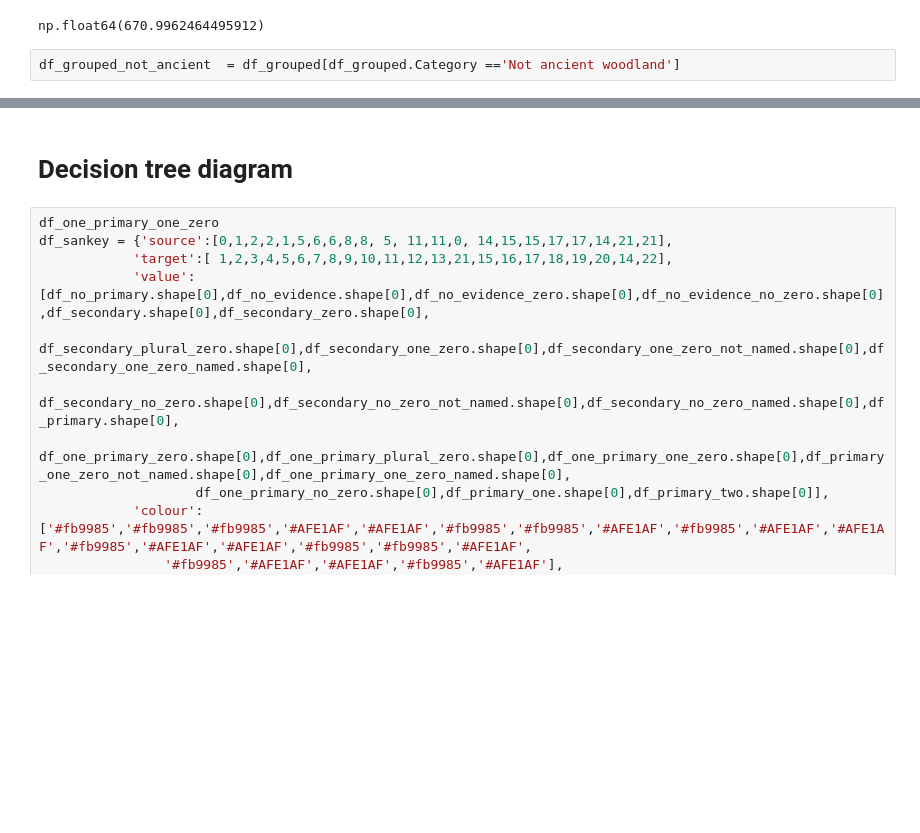
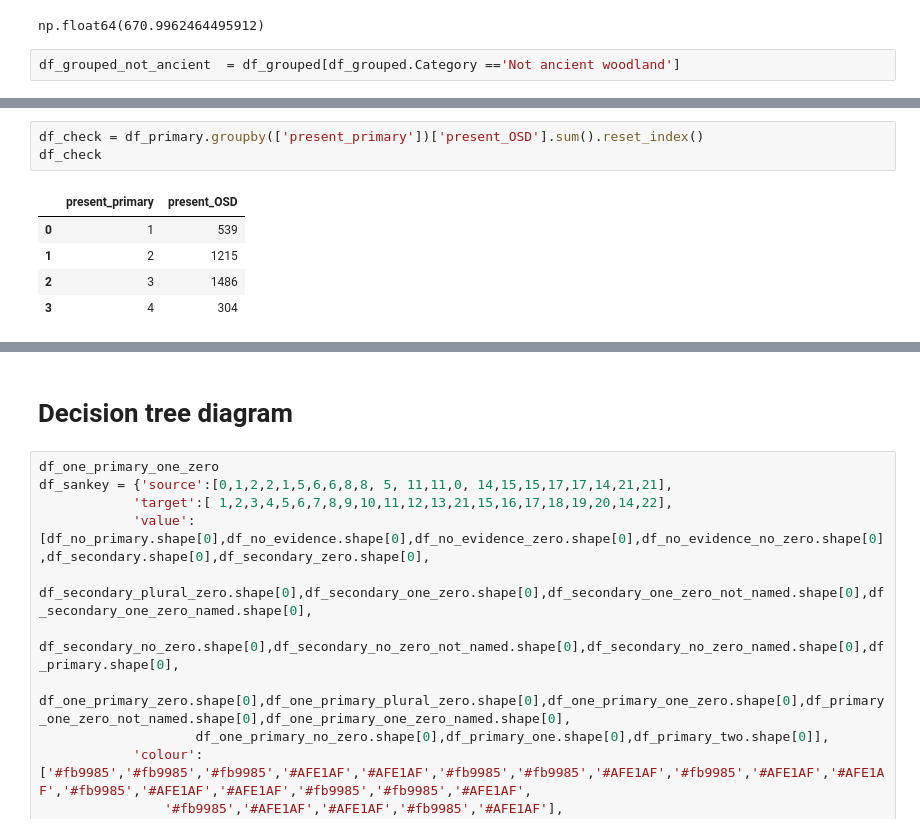
Before and after one commit to lara-spearman/AWI, a Jupyter notebook: AWI analysis 2.ipynb, the cells around one changed output, grey strips where cells are left out. Saved outputs shown, nothing was run; the diff lists cells and outputs as text; blank space fills up the shorter version.

```diff
--- a/AWI analysis 2.ipynb
+++ b/AWI analysis 2.ipynb
@@ -256,0 +288,9 @@ df_grouped_not_ancient  = df_grouped[df_grouped.Category =='Not ancient woodland
+# %%
+df_check = df_primary.groupby(['present_primary'])['present_OSD'].sum().reset_index()
+df_check
+# %% [output]
+|  | present_primary | present_OSD |
+| 0 | 1 | 539 |
+| 1 | 2 | 1215 |
+| 2 | 3 | 1486 |
+| 3 | 4 | 304 |
```
Also changed, not shown: parts of 12 cells of this notebook, 1 other file.
